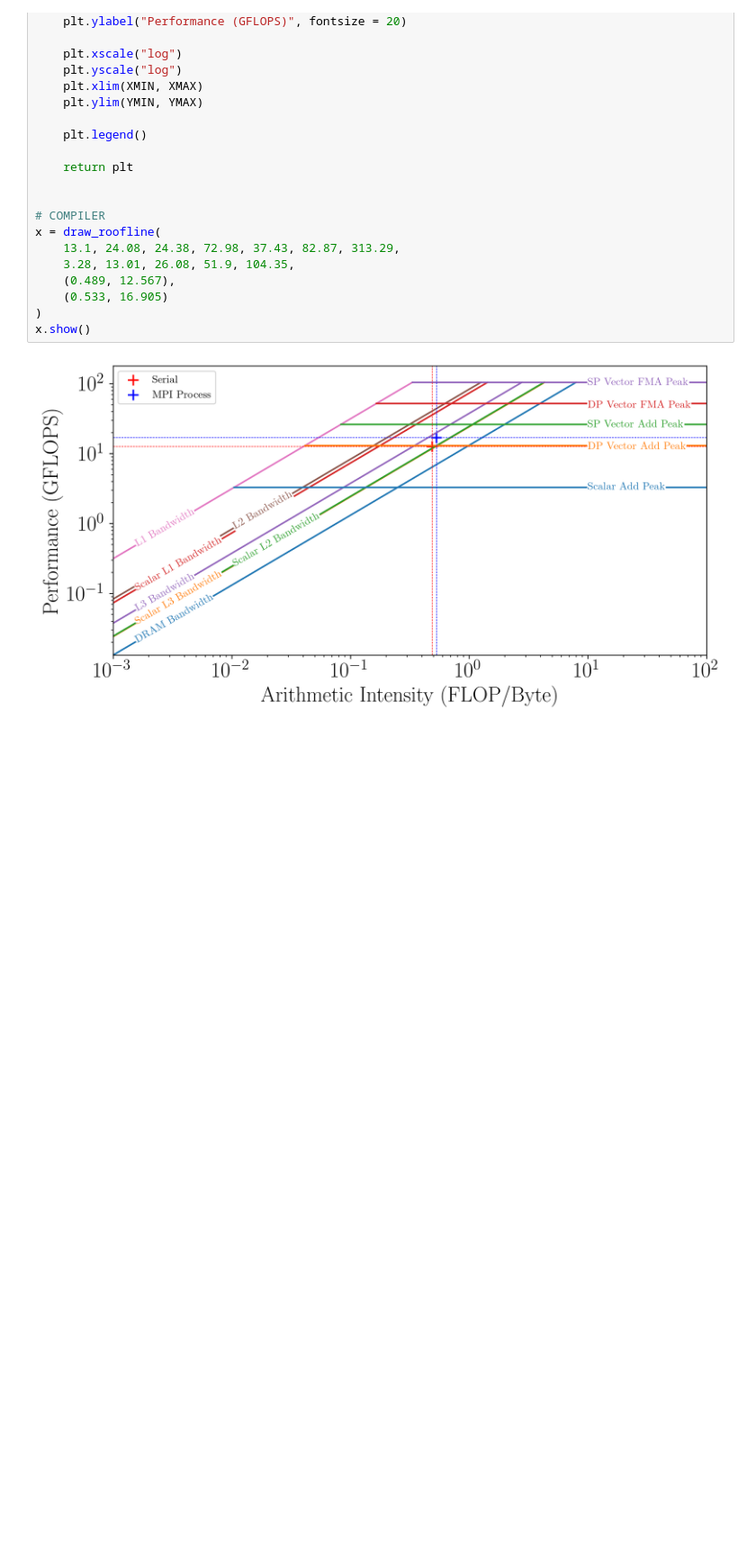
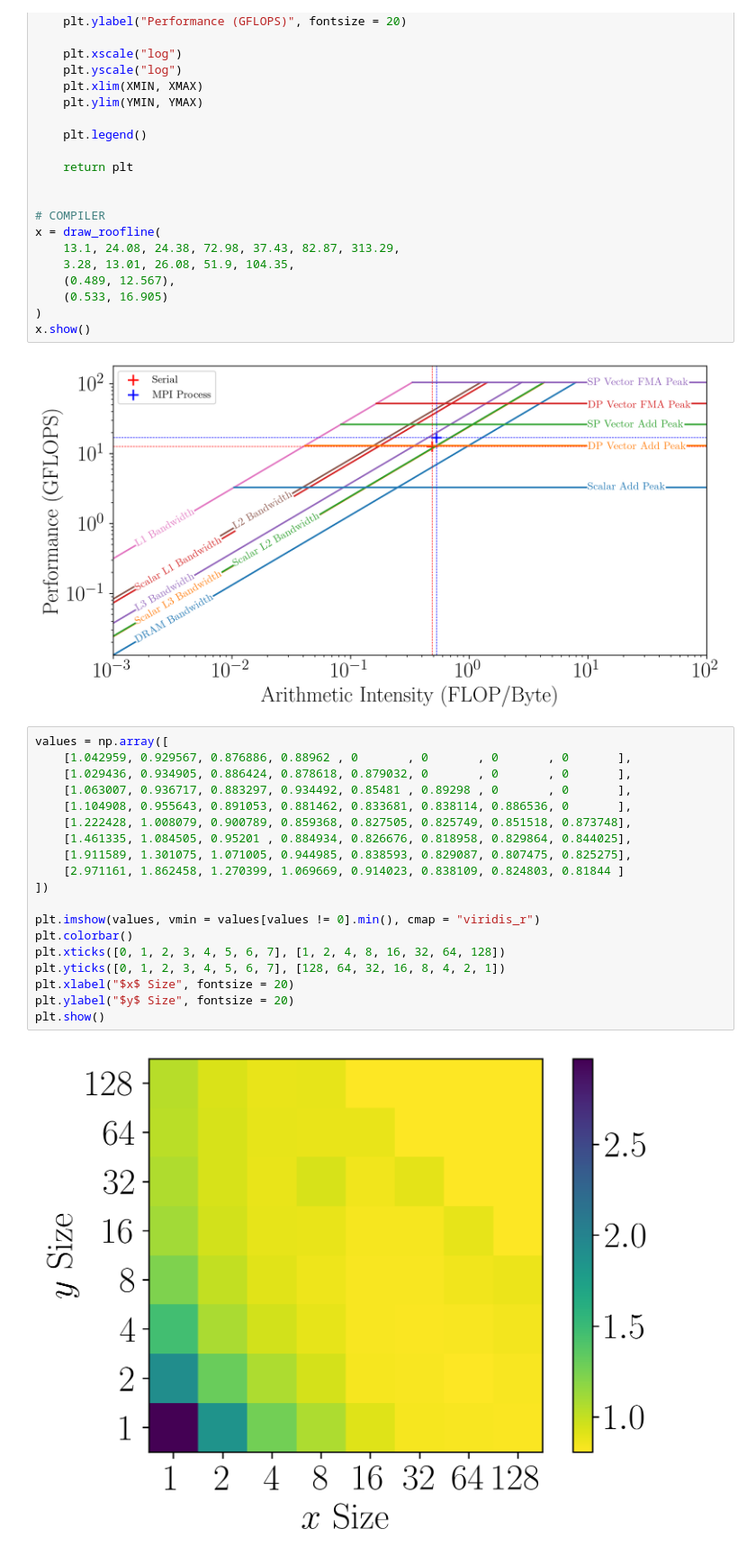
Before and after one commit to georgeherbert/lattice-boltzmann, a Jupyter notebook: plots.ipynb, the cells around one changed output. Shown at 90% size. Cells and saved outputs as stored; diff of their text form; blank space fills up the shorter version.

Commit message:
Added a graphic

```diff
--- a/plots.ipynb
+++ b/plots.ipynb
@@ -323,3 +323,24 @@ x = draw_roofline(
 x.show()
 # %% [output]
 [figure]
+# %%
+values = np.array([
+    [1.042959, 0.929567, 0.876886, 0.88962 , 0       , 0       , 0       , 0       ],
+    [1.029436, 0.934905, 0.886424, 0.878618, 0.879032, 0       , 0       , 0       ],
+    [1.063007, 0.936717, 0.883297, 0.934492, 0.85481 , 0.89298 , 0       , 0       ],
+    [1.104908, 0.955643, 0.891053, 0.881462, 0.833681, 0.838114, 0.886536, 0       ],
+    [1.222428, 1.008079, 0.900789, 0.859368, 0.827505, 0.825749, 0.851518, 0.873748],
+    [1.461335, 1.084505, 0.95201 , 0.884934, 0.826676, 0.818958, 0.829864, 0.844025],
+    [1.911589, 1.301075, 1.071005, 0.944985, 0.838593, 0.829087, 0.807475, 0.825275],
+    [2.971161, 1.862458, 1.270399, 1.069669, 0.914023, 0.838109, 0.824803, 0.81844 ]
+])
+
+plt.imshow(values, vmin = values[values != 0].min(), cmap = "viridis_r")
+plt.colorbar()
+plt.xticks([0, 1, 2, 3, 4, 5, 6, 7], [1, 2, 4, 8, 16, 32, 64, 128])
+plt.yticks([0, 1, 2, 3, 4, 5, 6, 7], [128, 64, 32, 16, 8, 4, 2, 1])
+plt.xlabel("$x$ Size", fontsize = 20)
+plt.ylabel("$y$ Size", fontsize = 20)
+plt.show()
+# %% [output]
+[figure, added]
```
Also changed, not shown: 4 other files.
